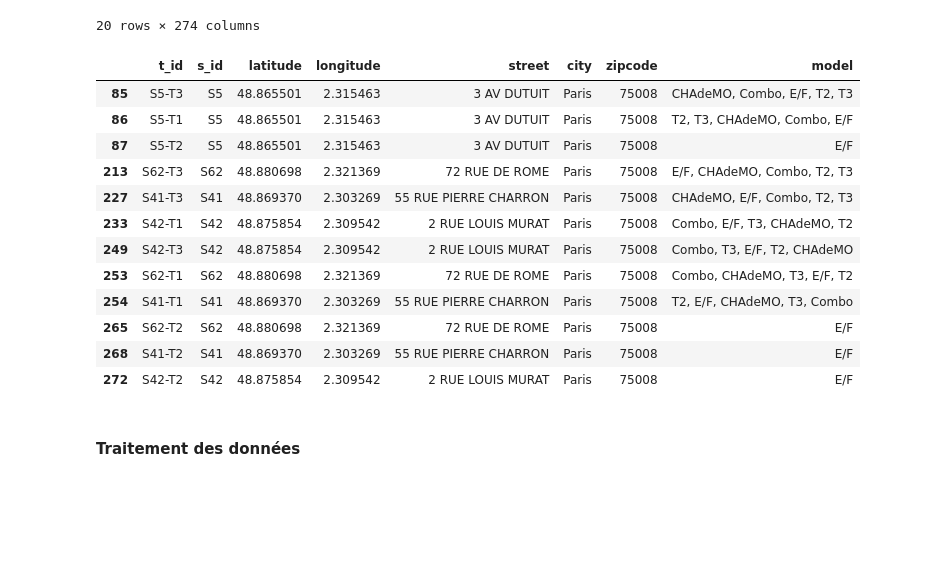
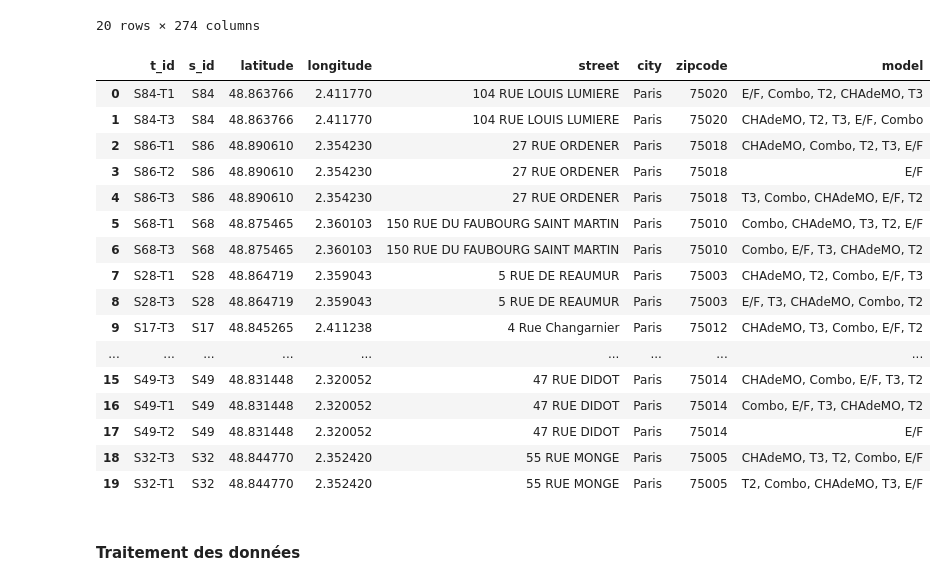
Before and after one commit to dantruski/Projet-Python-DS-Belib, a Jupyter notebook: main.ipynb, the cells around one changed output. Saved outputs shown, nothing was run; the diff lists cells and outputs as text; code cells hidden in the pictures; blank space fills up the shorter version.

```diff
--- a/main.ipynb
+++ b/main.ipynb
@@ -62,22 +62,26 @@ df_real_time.head(20)
 | 18 | 2019-11-25T04:30:00+00:00 | Down | Down | Available | Down | Down | Offline | Offline | Offline | Available | ... | ... |
 | 19 | 2019-11-25T04:45:00+00:00 | Down | Down | Available | Down | Down | Offline | Offline | Offline | Available | ... | ... |
 20 rows × 274 columns
-# %%
-df_static[df_static['zipcode']==75008]
-# %% [output]
-|  | t_id | s_id | latitude | longitude | street | city | zipcode | model |
-| 85 | S5-T3 | S5 | 48.865501 | 2.315463 | 3 AV DUTUIT | Paris | 75008 | CHAdeMO, Combo, E/F, T2, T3 |
-| 86 | S5-T1 | S5 | 48.865501 | 2.315463 | 3 AV DUTUIT | Paris | 75008 | T2, T3, CHAdeMO, Combo, E/F |
-| 87 | S5-T2 | S5 | 48.865501 | 2.315463 | 3 AV DUTUIT | Paris | 75008 | E/F |
-| 213 | S62-T3 | S62 | 48.880698 | 2.321369 | 72 RUE DE ROME | Paris | 75008 | E/F, CHAdeMO, Combo, T2, T3 |
-| 227 | S41-T3 | S41 | 48.869370 | 2.303269 | 55 RUE PIERRE CHARRON | Paris | 75008 | CHAdeMO, E/F, Combo, T2, T3 |
-| 233 | S42-T1 | S42 | 48.875854 | 2.309542 | 2 RUE LOUIS MURAT | Paris | 75008 | Combo, E/F, T3, CHAdeMO, T2 |
-| 249 | S42-T3 | S42 | 48.875854 | 2.309542 | 2 RUE LOUIS MURAT | Paris | 75008 | Combo, T3, E/F, T2, CHAdeMO |
-| 253 | S62-T1 | S62 | 48.880698 | 2.321369 | 72 RUE DE ROME | Paris | 75008 | Combo, CHAdeMO, T3, E/F, T2 |
-| 254 | S41-T1 | S41 | 48.869370 | 2.303269 | 55 RUE PIERRE CHARRON | Paris | 75008 | T2, E/F, CHAdeMO, T3, Combo |
-| 265 | S62-T2 | S62 | 48.880698 | 2.321369 | 72 RUE DE ROME | Paris | 75008 | E/F |
-| 268 | S41-T2 | S41 | 48.869370 | 2.303269 | 55 RUE PIERRE CHARRON | Paris | 75008 | E/F |
-| 272 | S42-T2 | S42 | 48.875854 | 2.309542 | 2 RUE LOUIS MURAT | Paris | 75008 | E/F |
+# %%
+df_static.head(20)
+# %% [output]
+|  | t_id | s_id | latitude | longitude | street | city | zipcode | model |
+| 0 | S84-T1 | S84 | 48.863766 | 2.411770 | 104 RUE LOUIS LUMIERE | Paris | 75020 | E/F, Combo, T2, CHAdeMO, T3 |
+| 1 | S84-T3 | S84 | 48.863766 | 2.411770 | 104 RUE LOUIS LUMIERE | Paris | 75020 | CHAdeMO, T2, T3, E/F, Combo |
+| 2 | S86-T1 | S86 | 48.890610 | 2.354230 | 27 RUE ORDENER | Paris | 75018 | CHAdeMO, Combo, T2, T3, E/F |
+| 3 | S86-T2 | S86 | 48.890610 | 2.354230 | 27 RUE ORDENER | Paris | 75018 | E/F |
+| 4 | S86-T3 | S86 | 48.890610 | 2.354230 | 27 RUE ORDENER | Paris | 75018 | T3, Combo, CHAdeMO, E/F, T2 |
+| 5 | S68-T1 | S68 | 48.875465 | 2.360103 | 150 RUE DU FAUBOURG SAINT MARTIN | Paris | 75010 | Combo, CHAdeMO, T3, T2, E/F |
+| 6 | S68-T3 | S68 | 48.875465 | 2.360103 | 150 RUE DU FAUBOURG SAINT MARTIN | Paris | 75010 | Combo, E/F, T3, CHAdeMO, T2 |
+| 7 | S28-T1 | S28 | 48.864719 | 2.359043 | 5 RUE DE REAUMUR | Paris | 75003 | CHAdeMO, T2, Combo, E/F, T3 |
+| 8 | S28-T3 | S28 | 48.864719 | 2.359043 | 5 RUE DE REAUMUR | Paris | 75003 | E/F, T3, CHAdeMO, Combo, T2 |
+| 9 | S17-T3 | S17 | 48.845265 | 2.411238 | 4 Rue Changarnier | Paris | 75012 | CHAdeMO, T3, Combo, E/F, T2 |
+| ... | ... | ... | ... | ... | ... | ... | ... | ... |
+| 15 | S49-T3 | S49 | 48.831448 | 2.320052 | 47 RUE DIDOT | Paris | 75014 | CHAdeMO, Combo, E/F, T3, T2 |
+| 16 | S49-T1 | S49 | 48.831448 | 2.320052 | 47 RUE DIDOT | Paris | 75014 | Combo, E/F, T3, CHAdeMO, T2 |
+| 17 | S49-T2 | S49 | 48.831448 | 2.320052 | 47 RUE DIDOT | Paris | 75014 | E/F |
+| 18 | S32-T3 | S32 | 48.844770 | 2.352420 | 55 RUE MONGE | Paris | 75005 | CHAdeMO, T3, T2, Combo, E/F |
+| 19 | S32-T1 | S32 | 48.844770 | 2.352420 | 55 RUE MONGE | Paris | 75005 | T2, Combo, CHAdeMO, T3, E/F |
 # %% [markdown]
 #### Traitement des données
 # %% [markdown]
```
Also changed, not shown: parts of 3 cells of this notebook, 1 other file.
